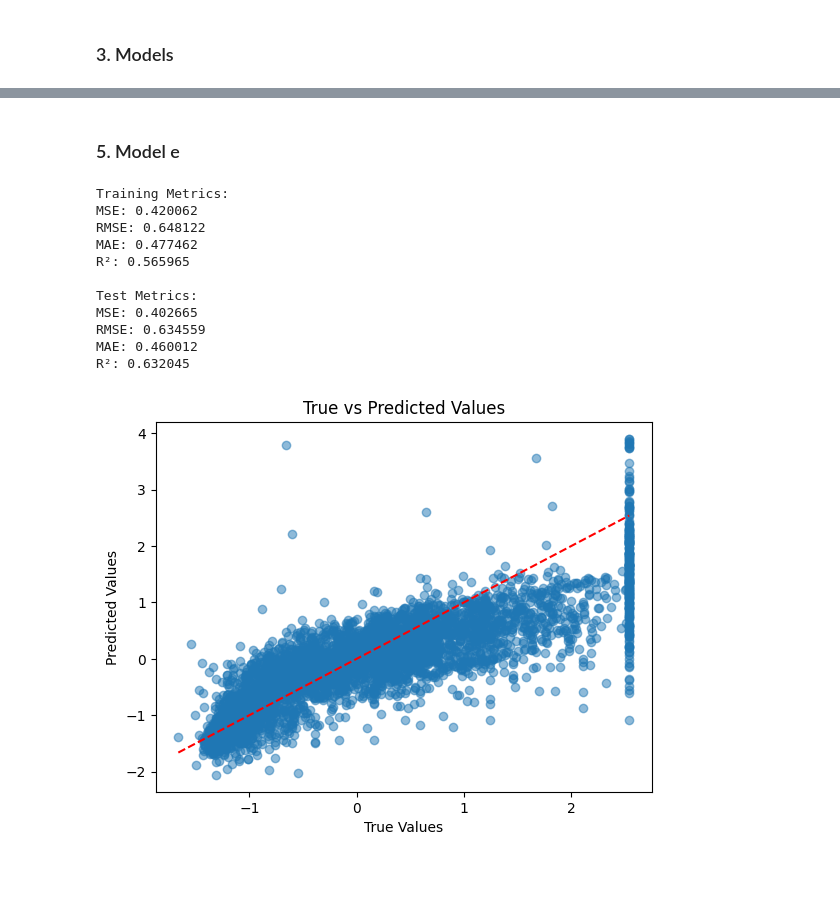
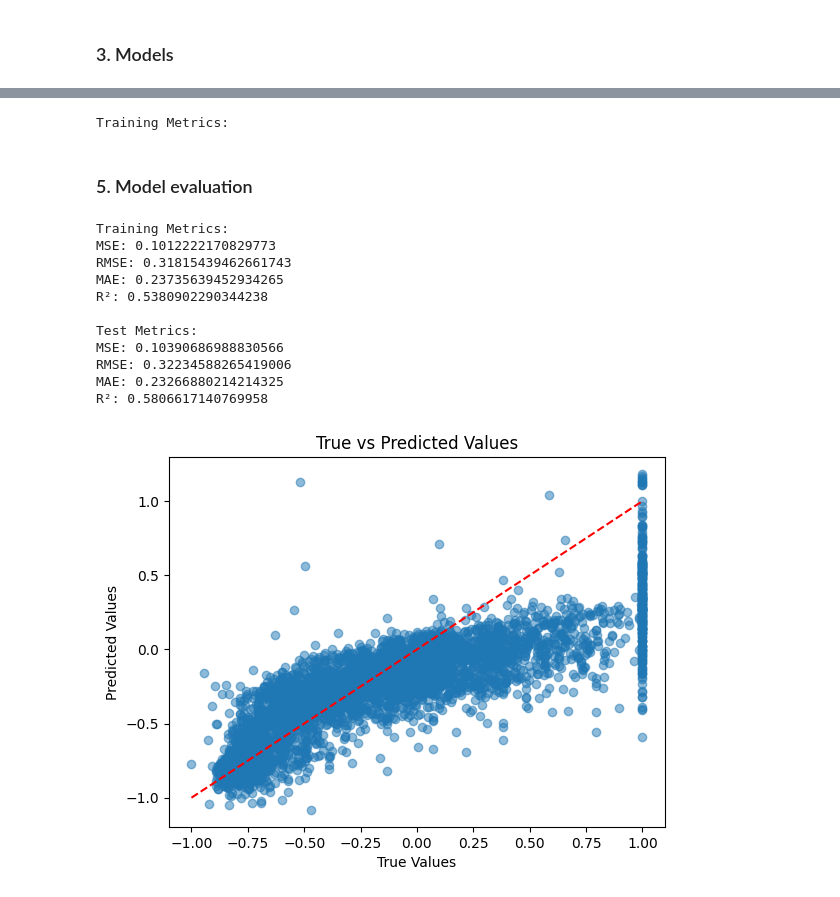
Before and after one commit to PNT131ITMO/5.AIS, a Jupyter notebook: Lab1/lab1.ipynb, the cells around one changed output, grey strips where cells are left out. Drawn from its saved outputs; the diff is of its cells as text; code cells hidden in the pictures.

```diff
--- a/Lab1/lab1.ipynb
+++ b/Lab1/lab1.ipynb
@@ -157,14 +260,3 @@ def z_score(x):
 # %%
-# Nomalize each column
-cols = ['Median_House_Value', 'Median_Income', 'Median_Age', 'Tot_Rooms', 'Latitude', 'Distance_to_coast']
-selected_cols_normalized = selected_cols.copy()
-for col in cols:
-    selected_cols_normalized[col] = z_score(selected_cols[col])
-
-cols_X = ['Median_Income', 'Median_Age', 'Tot_Rooms', 'Latitude', 'Distance_to_coast']
-
-X = selected_cols_normalized[cols_X]
-y = selected_cols_normalized['Median_House_Value']
-
-X.to_csv('input.csv', index=False)
-y.to_csv('output.csv', index=False)
+selected_cols_house = normalize_data(selected_cols_house)
+selected_cols_house.head()
@@ -278,41 +518,51 @@ plt.show()
+# %%
+y_train_pred = model.predict(X_h_train)
+metrics_train = model.calc_metrics(y_h_train, y_train_pred)
+
+y_test_pred = model.predict(X_h_test)
+metrics_test = model.calc_metrics(y_h_test, y_test_pred)
+
+print("Training Metrics:")
+# %% [output]
+Training Metrics:
 # %% [markdown]
-### 5. Model e
+### 5. Model evaluation
 # %%
-train_predictions = model.predict(X_train)
-train_metrics = calculate_metrics(y_train, train_predictions)
+train_predictions = model.predict(X_h_train)
+train_metrics = model.calc_metrics(y_h_train, train_predictions)
 
-test_predictions = model.predict(X_test)
-test_metrics = calculate_metrics(y_test, test_predictions)
+test_predictions = model.predict(X_h_test)
+test_metrics = model.calc_metrics(y_h_test, test_predictions)
 
 print("Training Metrics:")
-print(f"MSE: {train_metrics['MSE']:.6f}")
-print(f"RMSE: {train_metrics['RMSE']:.6f}")
-print(f"MAE: {train_metrics['MAE']:.6f}")
-print(f"R²: {train_metrics['R2']:.6f}")
+print(f"MSE: {train_metrics['MSE']}")
+print(f"RMSE: {train_metrics['RMSE']}")
+print(f"MAE: {train_metrics['MAE']}")
+print(f"R²: {train_metrics['R2']}")
 
 print("\nTest Metrics:")
-print(f"MSE: {test_metrics['MSE']:.6f}")
-print(f"RMSE: {test_metrics['RMSE']:.6f}")
-print(f"MAE: {test_metrics['MAE']:.6f}")
-print(f"R²: {test_metrics['R2']:.6f}")
+print(f"MSE: {test_metrics['MSE']}")
+print(f"RMSE: {test_metrics['RMSE']}")
+print(f"MAE: {test_metrics['MAE']}")
+print(f"R²: {test_metrics['R2']}")
 # %% [output]
 Training Metrics:
-MSE: 0.420062
-RMSE: 0.648122
-MAE: 0.477462
-R²: 0.565965
+MSE: 0.1012222170829773
+RMSE: 0.31815439462661743
+MAE: 0.23735639452934265
+R²: 0.5380902290344238
 
 Test Metrics:
-MSE: 0.402665
-RMSE: 0.634559
-MAE: 0.460012
-R²: 0.632045
+MSE: 0.10390686988830566
+RMSE: 0.32234588265419006
+MAE: 0.23266880214214325
+R²: 0.5806617140769958
 # %%
-plt.scatter(y_test.detach().numpy(), test_predictions.detach().numpy(), alpha=0.5)
-plt.plot([y_test.min(), y_test.max()], [y_test.min(), y_test.max()], 'r--')
+plt.scatter(y_h_test.detach().numpy(), test_predictions.detach().numpy(), alpha=0.5)
+plt.plot([y_h_test.min(), y_h_test.max()], [y_h_test.min(), y_h_test.max()], 'r--')
 plt.xlabel("True Values")
 plt.ylabel("Predicted Values")
 plt.title("True vs Predicted Values")
 plt.show()
 # %% [output]
-[figure, old version]
+[figure, new version]
```
Also changed, not shown: parts of 39 cells of this notebook, 4 other files.
